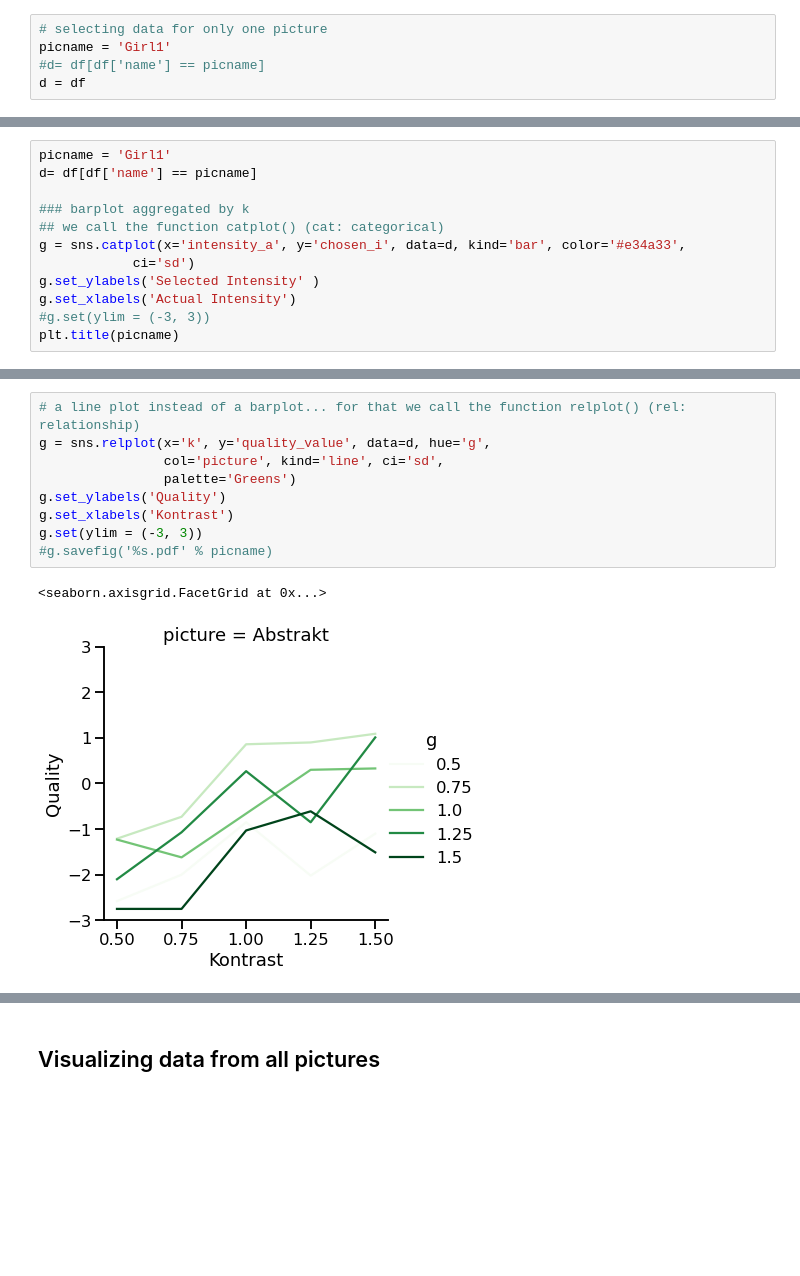
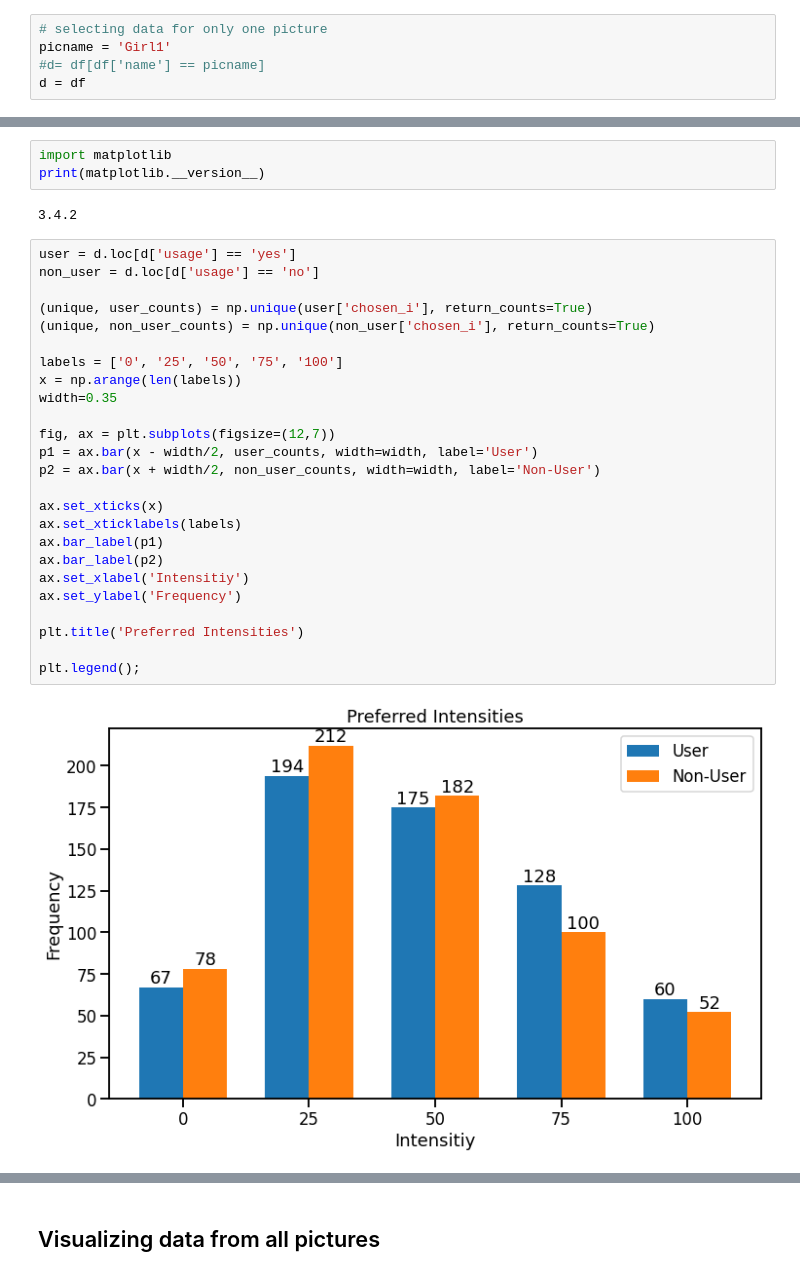
Before and after one commit to ChrisSchahn/perception-seminar, a Jupyter notebook: double_auswertung/double_auswertung.ipynb, the cells around one changed output, grey strips where cells are left out. Drawn from its saved outputs; the diff is of its cells as text; blank space fills up the shorter version.

Commit message:
Pair Visualization

```diff
--- a/double_auswertung/double_auswertung.ipynb
+++ b/double_auswertung/double_auswertung.ipynb
@@ -159,12 +151,0 @@ sns.despine()
-# %%
-picname = 'Girl1'
-d= df[df['name'] == picname]
-
-### barplot aggregated by k
-## we call the function catplot() (cat: categorical)
-g = sns.catplot(x='intensity_a', y='chosen_i', data=d, kind='bar', color='#e34a33',
-            ci='sd')
-g.set_ylabels('Selected Intensity' )
-g.set_xlabels('Actual Intensity')
-#g.set(ylim = (-3, 3))
-plt.title(picname)
@@ -196,12 +152,32 @@ g.set_xlabels('Selected Intensity')
-# %%
-# a line plot instead of a barplot... for that we call the function relplot() (rel: relationship)
-g = sns.relplot(x='k', y='quality_value', data=d, hue='g',
-                col='picture', kind='line', ci='sd',
-                palette='Greens')
-g.set_ylabels('Quality')
-g.set_xlabels('Kontrast')
-g.set(ylim = (-3, 3))
-#g.savefig('%s.pdf' % picname)
-# %% [output]
-<seaborn.axisgrid.FacetGrid at 0x...>
-[figure, removed]
+# %%
+import matplotlib
+print(matplotlib.__version__)
+# %% [output]
+3.4.2
+# %%
+user = d.loc[d['usage'] == 'yes']
+non_user = d.loc[d['usage'] == 'no']
+
+(unique, user_counts) = np.unique(user['chosen_i'], return_counts=True)
+(unique, non_user_counts) = np.unique(non_user['chosen_i'], return_counts=True)
+
+labels = ['0', '25', '50', '75', '100']
+x = np.arange(len(labels))
+width=0.35
+
+fig, ax = plt.subplots(figsize=(12,7))
+p1 = ax.bar(x - width/2, user_counts, width=width, label='User')
+p2 = ax.bar(x + width/2, non_user_counts, width=width, label='Non-User')
+
+ax.set_xticks(x)
+ax.set_xticklabels(labels)
+ax.bar_label(p1)
+ax.bar_label(p2)
+ax.set_xlabel('Intensitiy')
+ax.set_ylabel('Frequency')
+
+plt.title('Preferred Intensities')
+
+plt.legend();
+# %% [output]
+[figure, added]
```
Also changed, not shown: parts of 19 cells of this notebook.
